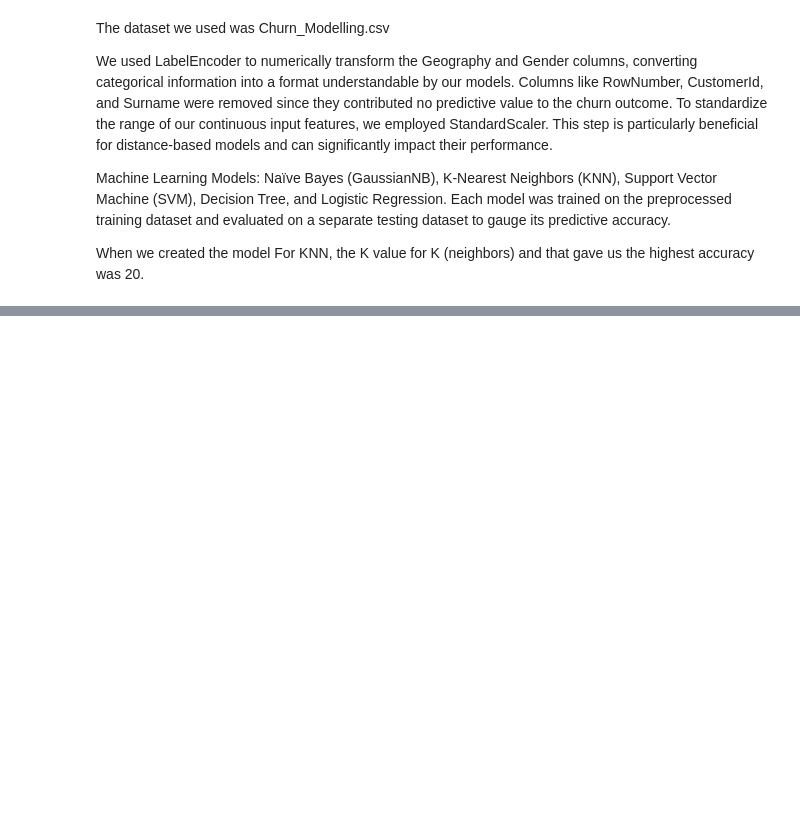
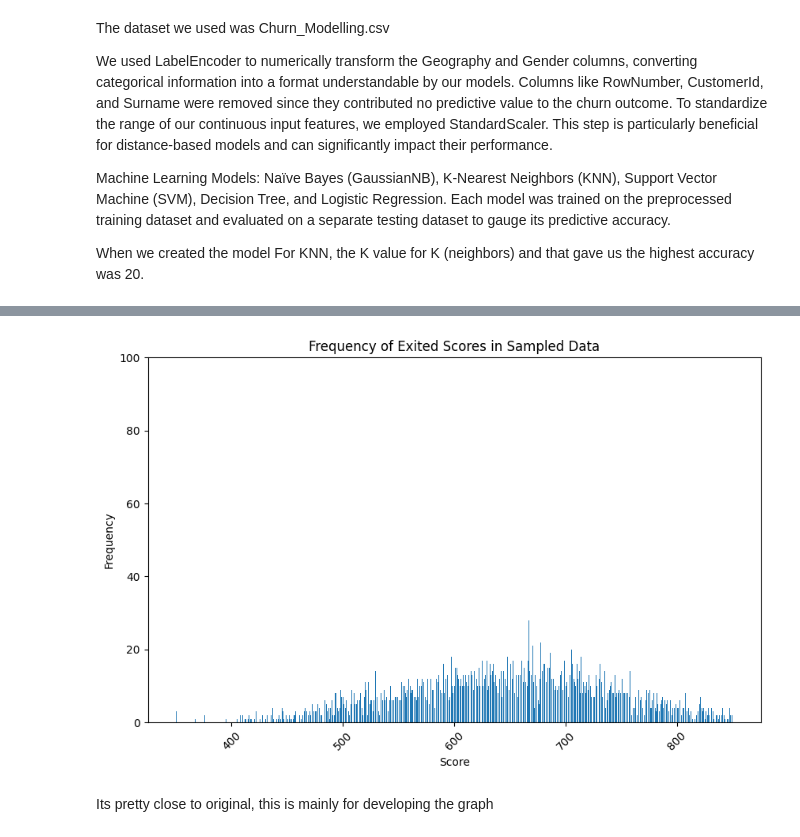
Before and after one commit to itspennyh/CSC177_Classification_Models, a Jupyter notebook: Part 3/Part 3.ipynb, the cells around one changed output, grey strips where cells are left out. Drawn from its saved outputs; the diff is of its cells as text; code cells hidden in the pictures; blank space fills up the shorter version.

```diff
--- a/Part 3/Part 3.ipynb
+++ b/Part 3/Part 3.ipynb
@@ -39,0 +65,23 @@ df = df.drop(['RowNumber', 'CustomerId', 'Surname'], axis=1)
+# %%
+# 10% was too small
+# Sample size of 33%
+sampleSz = int(0.33 * len(df))
+
+# Perform simple random sampling
+sampDf = df.sample(n=sampleSz, random_state=1)
+# Plotting the histogram for the sampled data
+state_counts = sampDf['CreditScore'].value_counts()
+
+
+plt.figure(figsize=(10, 6))
+plt.hist(sampDf['CreditScore'], bins=800)
+plt.title('Frequency of Exited Scores in Sampled Data')
+plt.xlabel('Score')
+plt.ylabel('Frequency')
+plt.ylim(0, 100)
+plt.xticks(rotation=45)  # Rotates state labels for better visibility
+plt.show()
+# %% [output]
+[figure, added]
+# %% [markdown]
+Its pretty close to original, this is mainly for developing the graph
```
Also changed, not shown: parts of 6 cells of this notebook.
